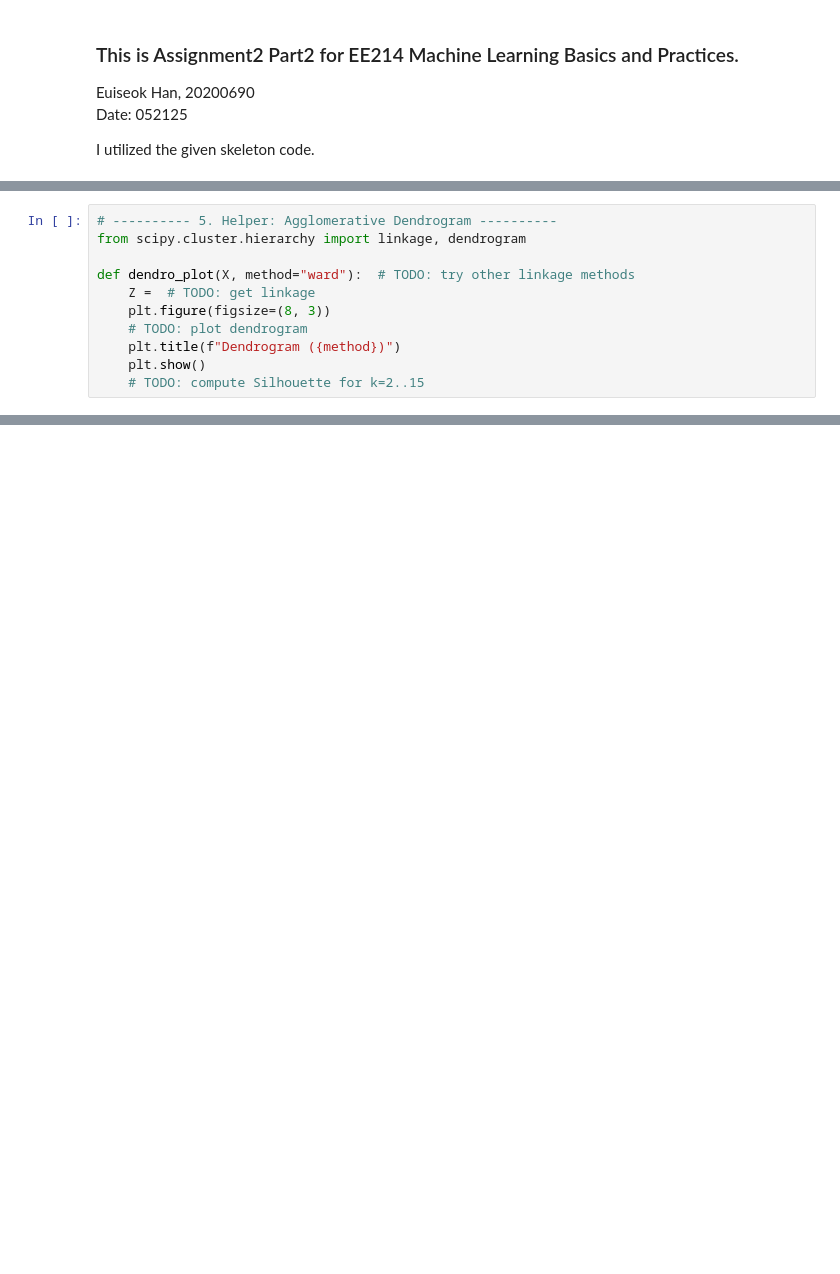
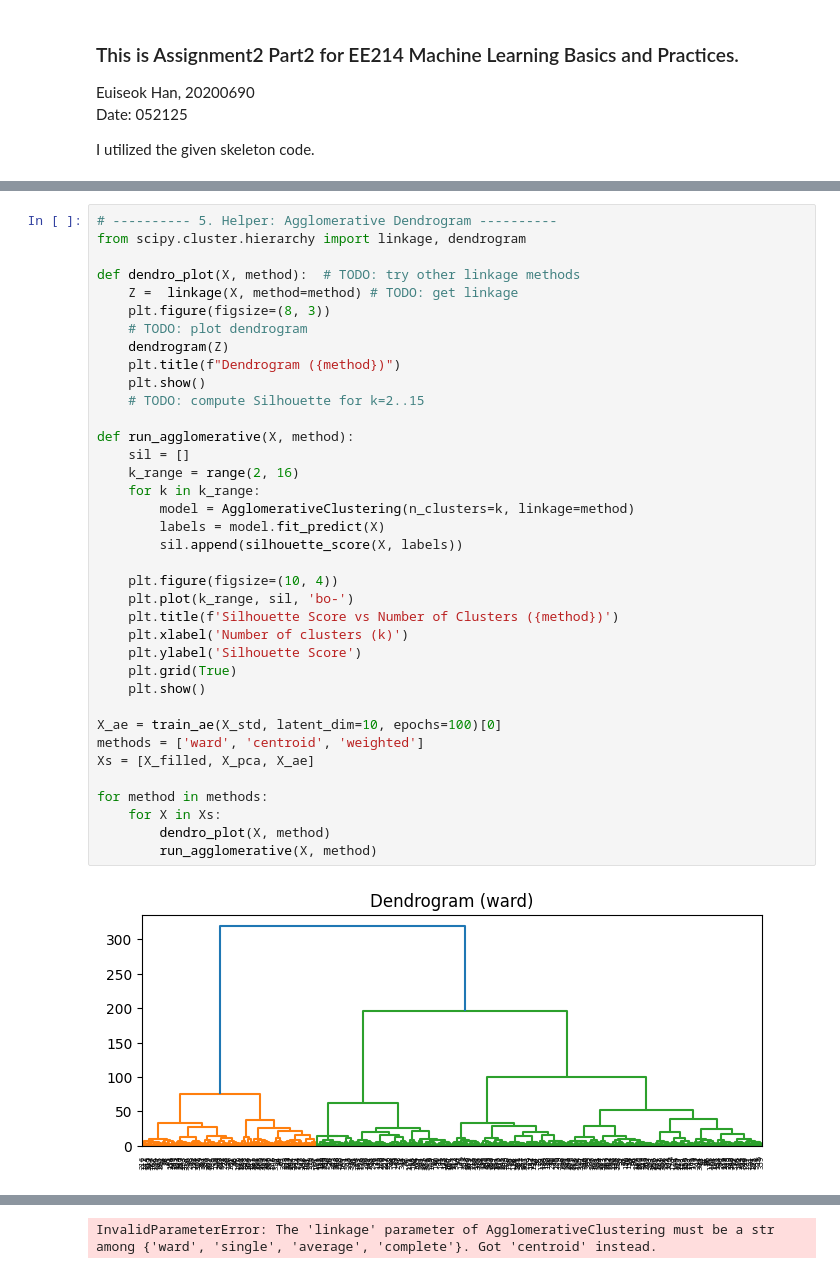
Before and after one commit to hanes1207/machine_learning_basics_and_practices, a Jupyter notebook: Assignment2/Task2.ipynb, the cells around one changed output, grey strips where cells are left out. Drawn from its saved outputs; the diff is of its cells as text; blank space fills up the shorter version.

```diff
--- a/Assignment2/Task2.ipynb
+++ b/Assignment2/Task2.ipynb
@@ -88,11 +196,39 @@ def elbow_silhouette_plot(X, k_range=range(2, 6)):
 # %%
 # ---------- 5. Helper: Agglomerative Dendrogram ----------
 from scipy.cluster.hierarchy import linkage, dendrogram
 
-def dendro_plot(X, method="ward"):  # TODO: try other linkage methods
-    Z =  # TODO: get linkage
+def dendro_plot(X, method):  # TODO: try other linkage methods
+    Z =  linkage(X, method=method) # TODO: get linkage
     plt.figure(figsize=(8, 3))
     # TODO: plot dendrogram
+    dendrogram(Z)
     plt.title(f"Dendrogram ({method})")
     plt.show()
     # TODO: compute Silhouette for k=2..15
+
+def run_agglomerative(X, method):
+    sil = []
+    k_range = range(2, 16)
+    for k in k_range:
+        model = AgglomerativeClustering(n_clusters=k, linkage=method)
+        labels = model.fit_predict(X)
+        sil.append(silhouette_score(X, labels))
+
+    plt.figure(figsize=(10, 4))
+    plt.plot(k_range, sil, 'bo-')
+    plt.title(f'Silhouette Score vs Number of Clusters ({method})')
+    plt.xlabel('Number of clusters (k)')
+    plt.ylabel('Silhouette Score')
+    plt.grid(True)
+    plt.show()
+
+X_ae = train_ae(X_std, latent_dim=10, epochs=100)[0]
+methods = ['ward', 'centroid', 'weighted']
+Xs = [X_filled, X_pca, X_ae]
+
+for method in methods:
+    for X in Xs:
+        dendro_plot(X, method)
+        run_agglomerative(X, method)
+# %% [output]
+[figure, added]
@@ -99,3 +241,4 @@ def dendro_plot(X, method="ward"):  # TODO: try other linkage methods
+InvalidParameterError: The 'linkage' parameter of AgglomerativeClustering must be a str among {'ward', 'single', 'average', 'complete'}. Got 'centroid' instead.
 # %%
 # ---------- 6. Helper: DBSCAN grid heatmap ----------
 def dbscan_heatmap(X, eps_vals, min_samples_vals):
```
Also changed, not shown: parts of 13 cells of this notebook.
